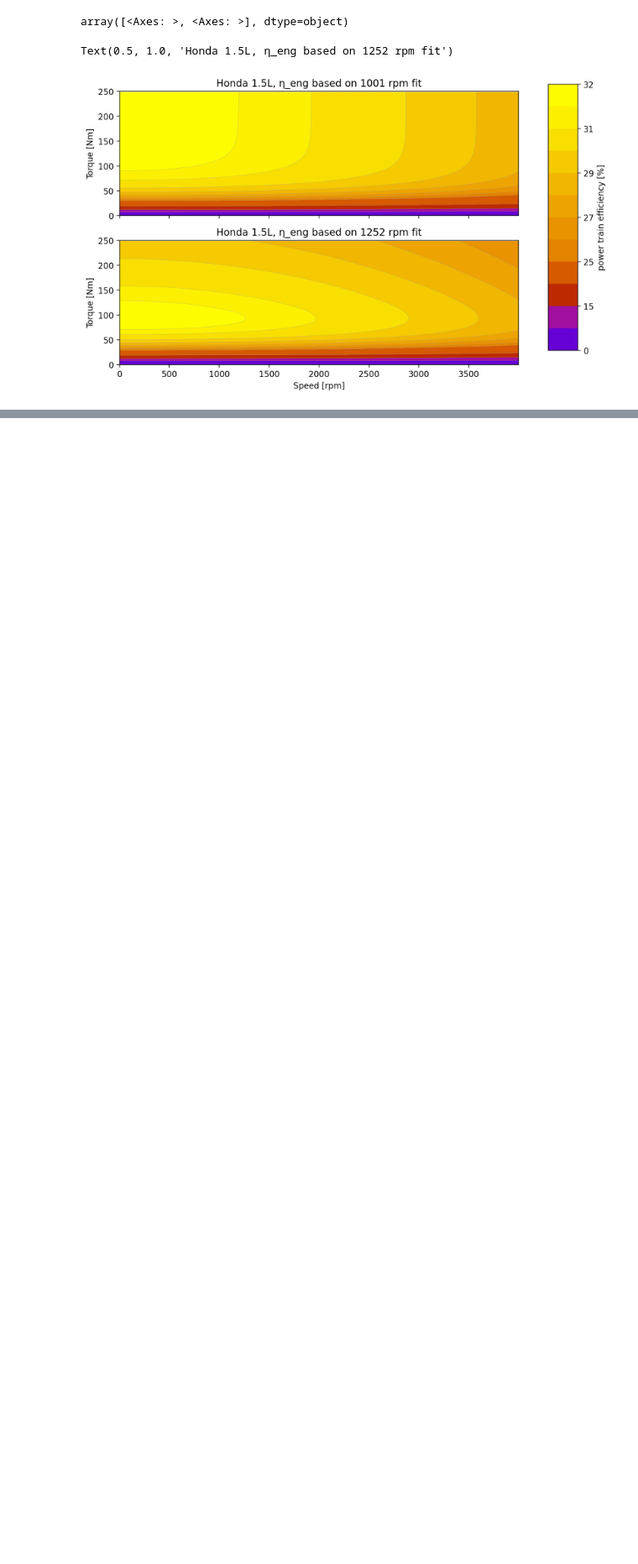
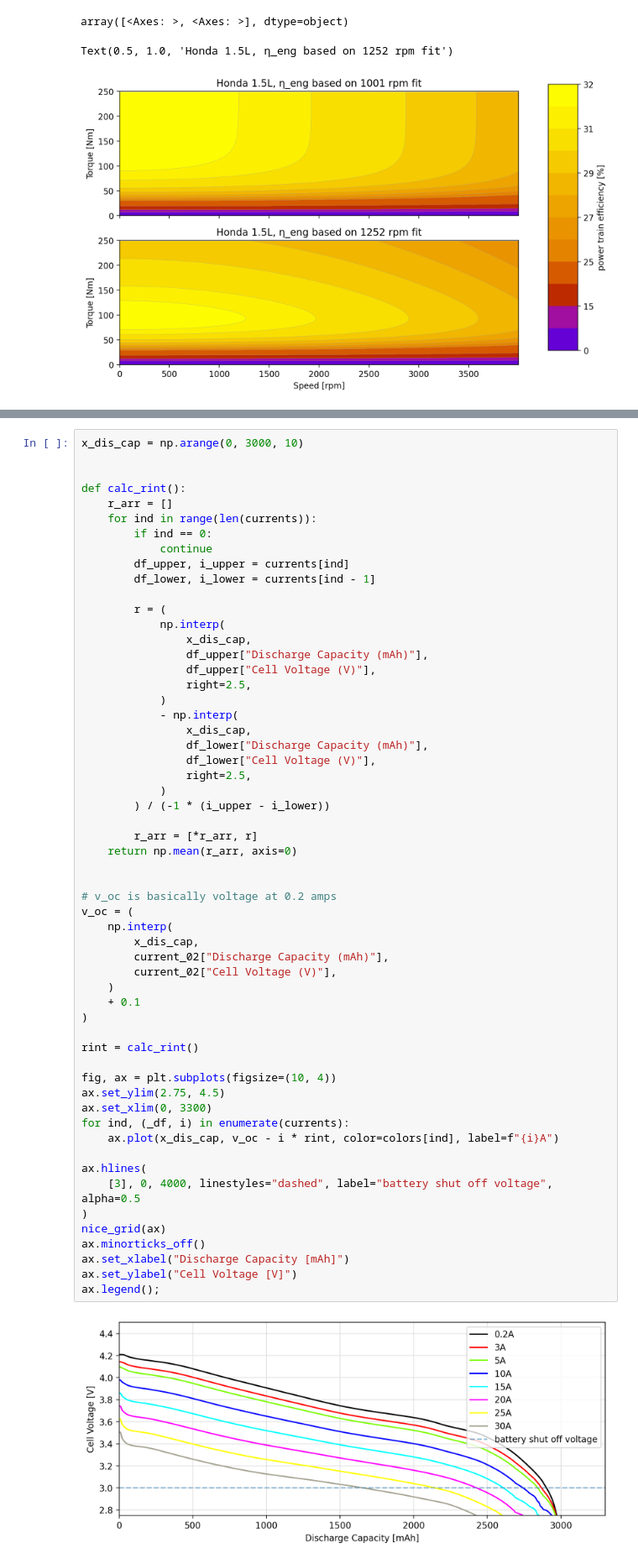
Before and after one commit to davvidbaker/aes-hw-s24, a Jupyter notebook: transportation/hw3.ipynb, the cells around one changed output, grey strips where cells are left out. Shown at 84% size. Cells and saved outputs as stored; diff of their text form; blank space fills up the shorter version.

```diff
--- a/transportation/hw3.ipynb
+++ b/transportation/hw3.ipynb
@@ -293,0 +283,59 @@ Now let's plot battery energy capacity vs discharge current
+# %%
+x_dis_cap = np.arange(0, 3000, 10)
+
+
+def calc_rint():
+    r_arr = []
+    for ind in range(len(currents)):
+        if ind == 0:
+            continue
+        df_upper, i_upper = currents[ind]
+        df_lower, i_lower = currents[ind - 1]
+
+        r = (
+            np.interp(
+                x_dis_cap,
+                df_upper["Discharge Capacity (mAh)"],
+                df_upper["Cell Voltage (V)"],
+                right=2.5,
+            )
+            - np.interp(
+                x_dis_cap,
+                df_lower["Discharge Capacity (mAh)"],
+                df_lower["Cell Voltage (V)"],
+                right=2.5,
+            )
+        ) / (-1 * (i_upper - i_lower))
+
+        r_arr = [*r_arr, r]
+    return np.mean(r_arr, axis=0)
+
+
+# v_oc is basically voltage at 0.2 amps
+v_oc = (
+    np.interp(
+        x_dis_cap,
+        current_02["Discharge Capacity (mAh)"],
+        current_02["Cell Voltage (V)"],
+    )
+    + 0.1
+)
+
+rint = calc_rint()
+
+fig, ax = plt.subplots(figsize=(10, 4))
+ax.set_ylim(2.75, 4.5)
+ax.set_xlim(0, 3300)
+for ind, (_df, i) in enumerate(currents):
+    ax.plot(x_dis_cap, v_oc - i * rint, color=colors[ind], label=f"{i}A")
+
+ax.hlines(
+    [3], 0, 4000, linestyles="dashed", label="battery shut off voltage", alpha=0.5
+)
+nice_grid(ax)
+ax.minorticks_off()
+ax.set_xlabel("Discharge Capacity [mAh]")
+ax.set_ylabel("Cell Voltage [V]")
+ax.legend();
+# %% [output]
+[figure, added]
```
Also changed, not shown: parts of 8 cells of this notebook, 4 other files.
